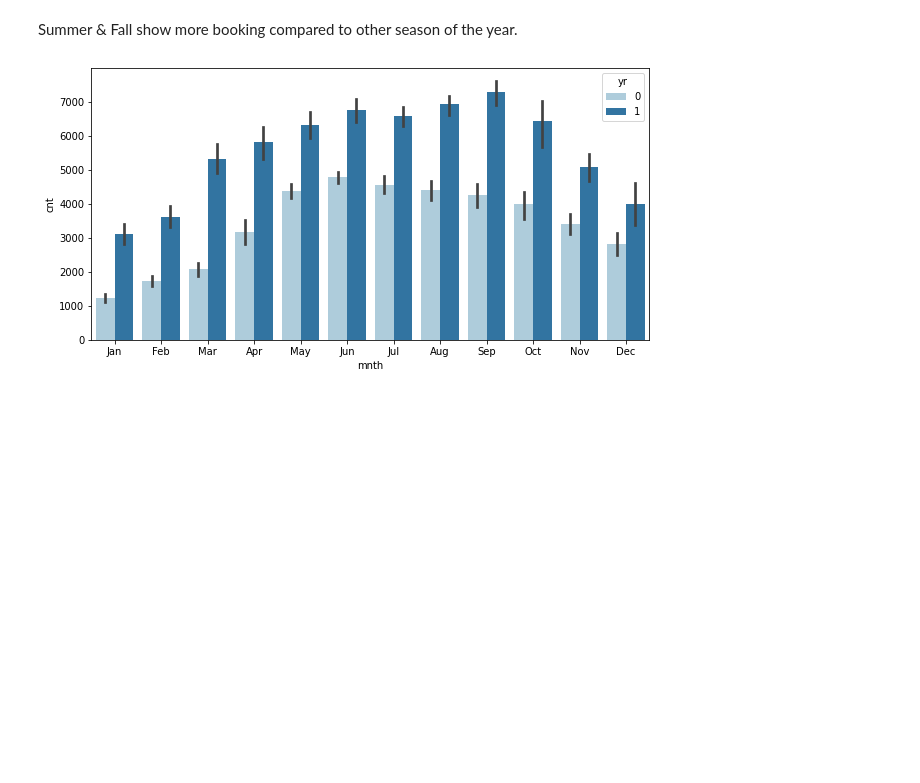
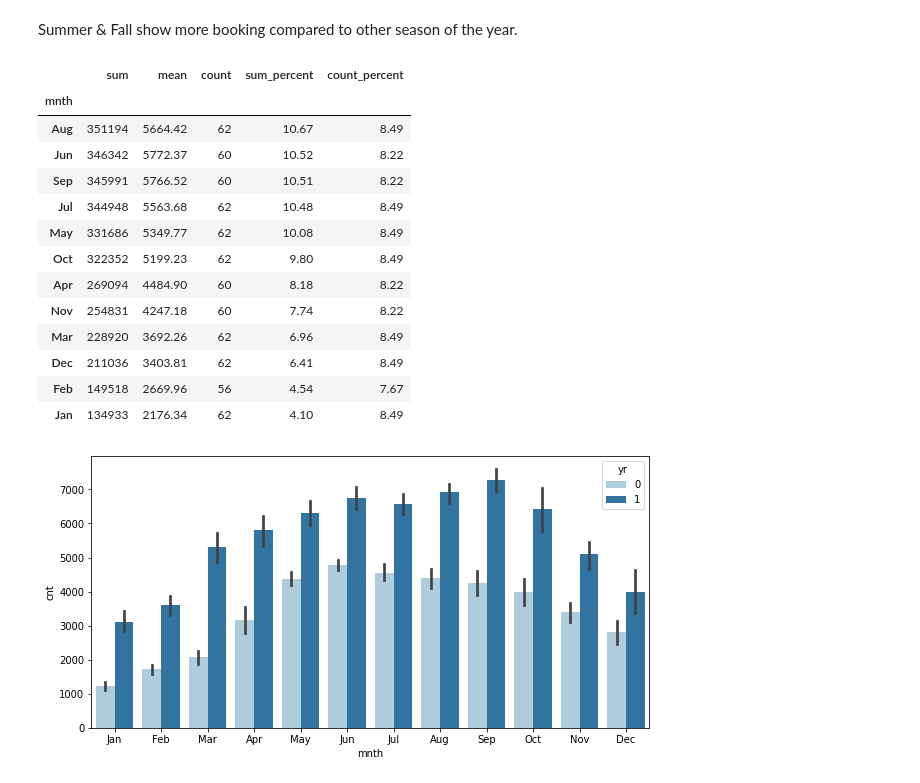
Before and after one commit to PramodKhandare/BoomBikes-LinearRegression-Assignment, a Jupyter notebook: BoomBikes-LinearRegression-Assignment.ipynb, the cells around one changed output. Saved outputs shown, nothing was run; the diff lists cells and outputs as text; code cells hidden in the pictures; blank space fills up the shorter version.

```diff
--- a/BoomBikes-LinearRegression-Assignment.ipynb
+++ b/BoomBikes-LinearRegression-Assignment.ipynb
@@ -197,3 +197,10 @@ plt.show()
 7. Bikes rental rates are higher on holiday
 # %% [markdown]
 Lets explore the variables one at a time
+# %%
+# function use for generating stats related to Categorical Variables
+def categorical_stats(col):
+    cat_df = df.groupby(col)['cnt'].agg(['sum', 'mean','count']).sort_values('sum',ascending = False)
+    cat_df['sum_percent']=cat_df['sum']/df.cnt.sum()*100
+    cat_df['count_percent']=cat_df['count']/df.cnt.count()*100
+    return round(cat_df,2)
@@ -233,6 +264,23 @@ plt.show()
 [figure]
 # %% [markdown]
 Summer & Fall show more booking compared to other season of the year.
+# %%
+categorical_stats('mnth')
+# %% [output]
+|  | sum | mean | count | sum_percent | count_percent |
+| mnth |  |  |  |  |  |
+| Aug | 351194 | 5664.42 | 62 | 10.67 | 8.49 |
+| Jun | 346342 | 5772.37 | 60 | 10.52 | 8.22 |
+| Sep | 345991 | 5766.52 | 60 | 10.51 | 8.22 |
+| Jul | 344948 | 5563.68 | 62 | 10.48 | 8.49 |
+| May | 331686 | 5349.77 | 62 | 10.08 | 8.49 |
+| Oct | 322352 | 5199.23 | 62 | 9.80 | 8.49 |
+| Apr | 269094 | 4484.90 | 60 | 8.18 | 8.22 |
+| Nov | 254831 | 4247.18 | 60 | 7.74 | 8.22 |
+| Mar | 228920 | 3692.26 | 62 | 6.96 | 8.49 |
+| Dec | 211036 | 3403.81 | 62 | 6.41 | 8.49 |
+| Feb | 149518 | 2669.96 | 56 | 4.54 | 7.67 |
+| Jan | 134933 | 2176.34 | 62 | 4.10 | 8.49 |
 # %%
 #Relation between mnth and cnt
 plt.figure(figsize=(10,5))
```
Also changed, not shown: parts of 27 cells of this notebook.
